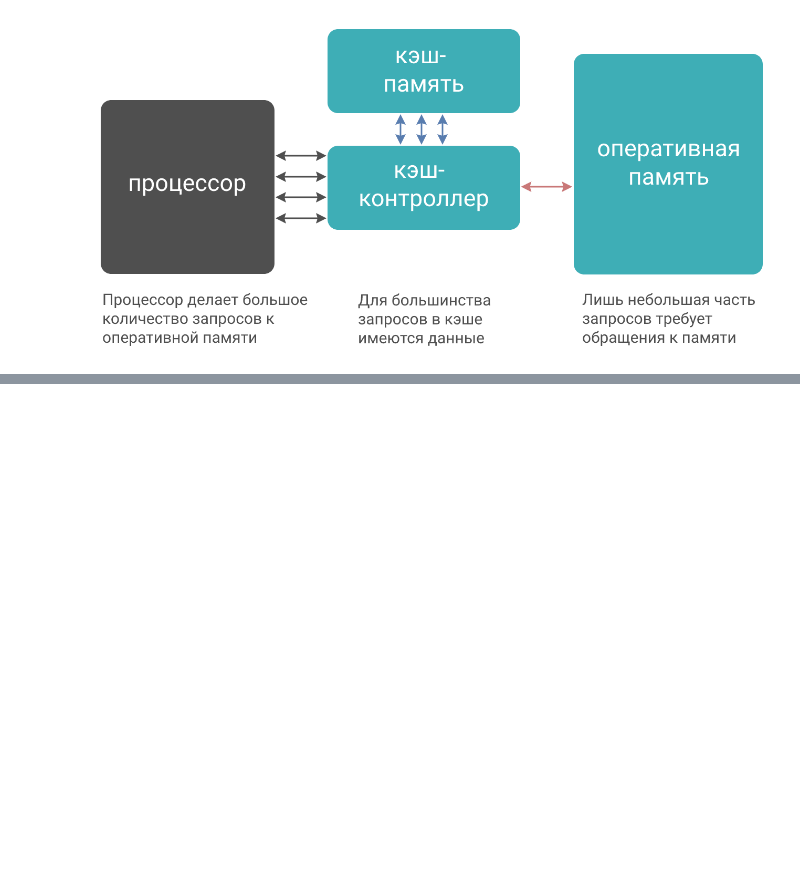
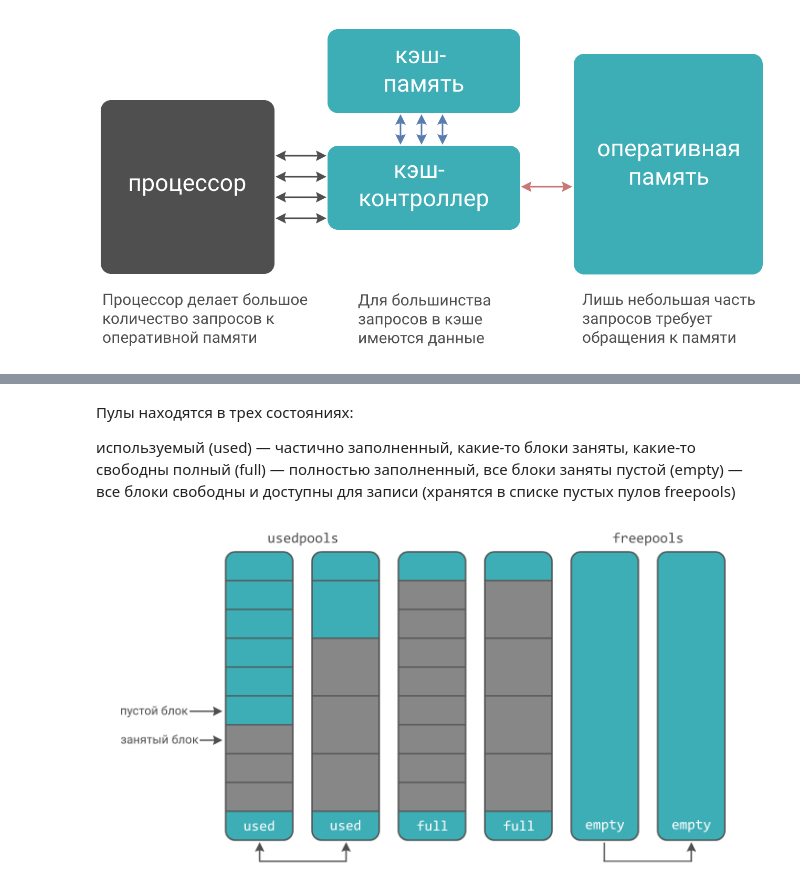
Before and after one commit to KovalenkoKonstantin/Python-Generation-a-Course-for-Professionals, a Jupyter notebook: 5/5.1 Memory strusture in Python.ipynb, the cells around one changed output, grey strips where cells are left out. Cells and saved outputs as stored; diff of their text form; code cells hidden in the pictures; blank space fills up the shorter version.

```diff
--- a/5/5.1 Memory strusture in Python.ipynb
+++ b/5/5.1 Memory strusture in Python.ipynb
@@ -55,0 +190,13 @@ display(Image(filename=r'\\infotecs-nt\dfsroot$\Users\Kovalenko.Kon\Desktop\Но
+# %% [markdown]
+Пулы находятся в трех состояниях:
+
+используемый (used) — частично заполненный, какие-то блоки заняты, какие-то свободны
+полный (full) — полностью заполненный, все блоки заняты
+пустой (empty) — все блоки свободны и доступны для записи (хранятся в списке пустых пулов freepools)
+# %%
+from IPython.display import Image, display
+
+name = 'Новый проект (2).png'
+display(Image(filename=f'D:\\images\\{name}'))
+# %% [output]
+[figure, added]
```
Also changed, not shown: parts of 55 cells of this notebook.
